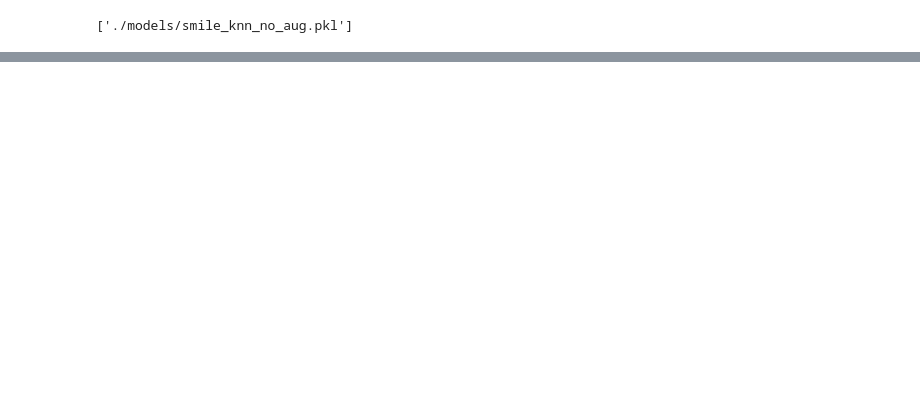
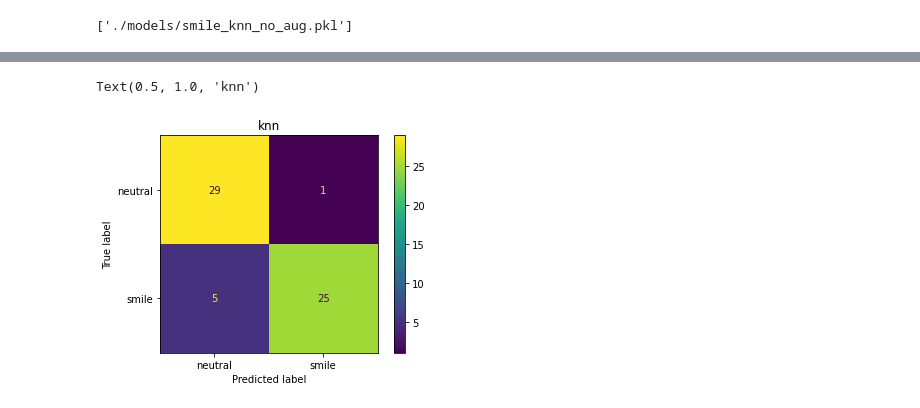
Before and after one commit to Dkashkett/Image_classification_, a Jupyter notebook: Task1.ipynb, the cells around one changed output, grey strips where cells are left out. Cells and saved outputs as stored; diff of their text form; code cells hidden in the pictures; blank space fills up the shorter version.

```diff
--- a/Task1.ipynb
+++ b/Task1.ipynb
@@ -360,0 +389,38 @@ joblib.dump(knn_modelA, './models/smile_knn_no_aug.pkl')
+# %%
+pca = PCA()
+knn = KNeighborsClassifier()
+pipe = Pipeline(steps=[('pca', pca), ('knn', knn)])
+param_grid = {
+    'pca__n_components': [i for i in range(1,81)],
+    'knn__n_neighbors' : [i for i in range(1,81)],
+}
+
+knn_search = GridSearchCV(pipe, param_grid, scoring='accuracy', cv=5, n_jobs=-1)
+#training
+knn_search.fit(X_train, y_train)
+knn_search_results = pd.DataFrame(knn_search.cv_results_)
+knn_search_results = knn_search_results.sort_values(by='rank_test_score')[['rank_test_score',
+                                                      'mean_test_score',
+                                                      'param_pca__n_components',
+                                                      'param_knn__n_neighbors']].head(5).set_index('rank_test_score')
+
+top_pca = list(knn_search_results['param_pca__n_components'])
+top_n_knn = list(knn_search_results['param_knn__n_neighbors'])
+accuracy, f1, precision, recall, auc = [], [], [], [], []
+for i in range(5):
+    pca = PCA(n_components=top_pca[i])
+    knn = KNeighborsClassifier(n_neighbors=top_n_knn[i])
+    model = Pipeline(steps=[('pca', pca), ('knn', knn)])
+    model.fit(X_train, y_train)
+    results = model_eval(model, X_test, y_test)
+    accuracy.append(results['Accuracy'][0])
+    f1.append(results['F1'][0])
+    precision.append(results['Precision'][0])
+    recall.append(results['Recall'][0])
+    auc.append(results['AUC'][0])
+
+testing_results = pd.DataFrame({'# of PC':top_pca, '# of Neighbors': top_n_knn, 'Accuracy':accuracy,
+                                'F1':f1,'Precision':precision, 'Recall':recall, 'AUC':auc })
+# knn_testing_log.append(list(testing_results.loc[0][:3]))
+testing_results = testing_results.sort_values(by="Accuracy", ascending =False)
+testing_results
@@ -360,0 +434,10 @@ joblib.dump(knn_modelA, './models/smile_knn_no_aug.pkl')
+# %%
+pca = PCA(n_components=26)
+knn = KNeighborsClassifier(n_neighbors=45)
+knn_model = Pipeline(steps=[('pca', pca), ('knn', knn)])
+knn_model.fit(X_train,y_train)
+plot_confusion_matrix(knn_model, X_test, y_test, display_labels=['neutral','smile'])
+plt.title('knn')
+# %% [output]
+Text(0.5, 1.0, 'knn')
+[figure, added]
```
Also changed, not shown: parts of 22 cells of this notebook, 3 other files.
